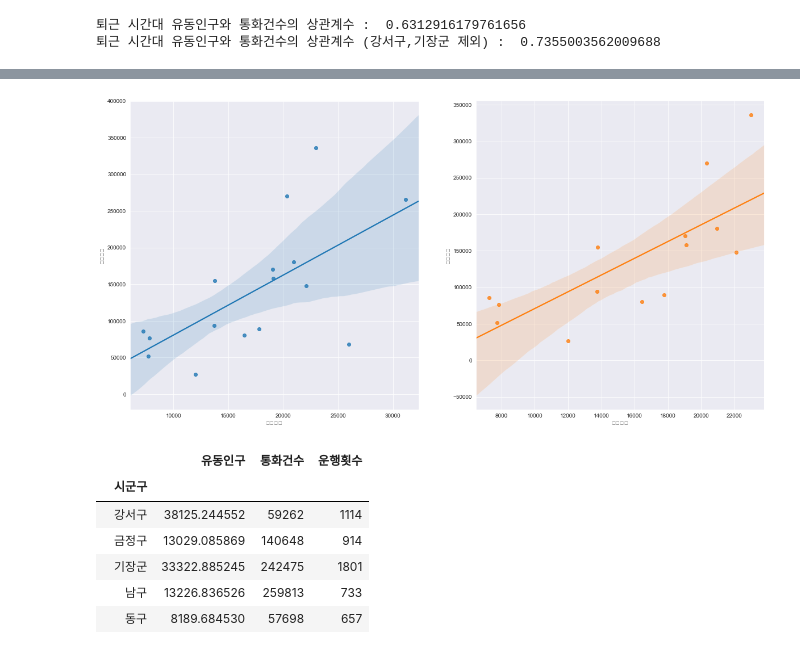
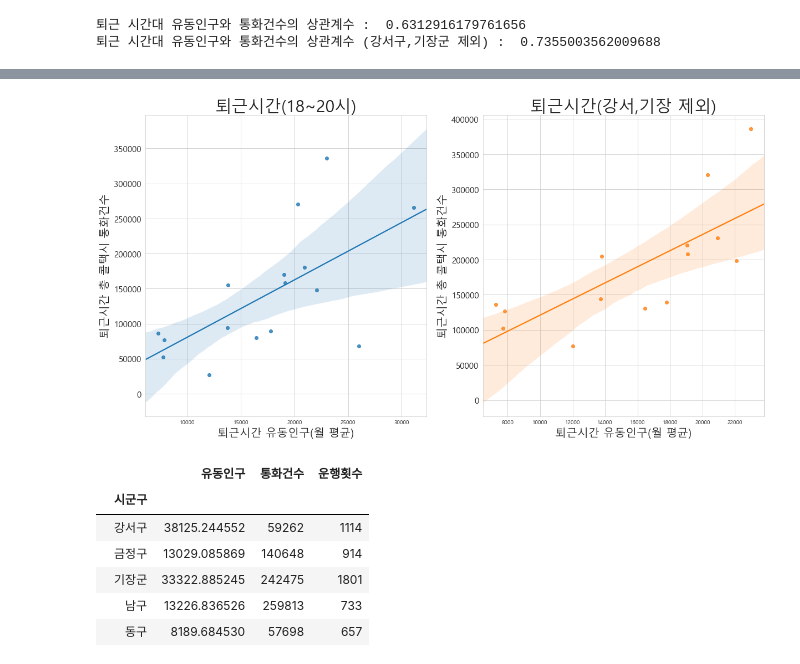
Before and after one commit to kim-juwan/bts, a Jupyter notebook: Untitled2.ipynb, the cells around one changed output, grey strips where cells are left out. Saved outputs shown, nothing was run; the diff lists cells and outputs as text; code cells hidden in the pictures.

```diff
--- a/Untitled2.ipynb
+++ b/Untitled2.ipynb
@@ -233,0 +237,22 @@ plt.show()
+# %%
+import seaborn as sns
+fm.get_fontconfig_fonts()
+font_location ='C:/Windows/Fonts/malgun.ttf'
+font_name = fm.FontProperties(fname=font_location).get_name()
+# sns.set_style('whitegrid')
+fig = plt.figure(figsize=(20,10))
+ax1 = plt.subplot(1,2,1)
+ax2 = plt.subplot(1,2,2)
+
+plt.rc('font', family=font_name)
+sns.regplot(x='유동인구',y='통화건수',data=morning_total,ax=ax1)
+ax1.set_yticklabels([-1,0,100000,200000,300000,400000,500000,600000,700000,800000],fontsize=15)
+ax1.set_xlabel('출근시간 유동인구(월 평균)',fontsize=20)
+ax1.set_ylabel('출근시간 총 콜택시 통화건수',fontsize=20)
+ax1.set_title('출근시간(6~9시)',fontsize=30)
+sns.regplot(x='유동인구',y='통화건수',data=morning_total_1,ax=ax2)
+ax2.set_xlabel('출근시간 유동인구(월 평균)',fontsize=20)
+ax2.set_ylabel('출근시간 총 콜택시 통화건수',fontsize=20)
+ax2.set_title('출근시간(강서,기장 제외)',fontsize=30)
+ax2.set_yticklabels([-1,0,100000,200000,300000,400000,500000,600000],fontsize=15)
+plt.savefig('./출근시간 유동인구 선형회귀선.jpeg',dpi=100)
@@ -234,23 +261,30 @@ plt.show()
 # %%
 import seaborn as sns
-sns.set_style('darkgrid')
+# sns.set_style('darkgrid')
 fig = plt.figure(figsize=(20,10))
-ax1 = fig.add_subplot(1,2,1)
-ax2 = fig.add_subplot(1,2,2)
+ax1 = plt.subplot(1,2,1)
+ax2 = plt.subplot(1,2,2)
 
 sns.regplot(x='유동인구',
            y='통화건수',
            data=night_total,
            ax=ax1)
-
+ax1.set_yticklabels([-1,0,50000,100000,150000,200000,250000,300000,350000,400000],fontsize=15)
+ax1.set_xlabel('퇴근시간 유동인구(월 평균)',fontsize=20)
+ax1.set_ylabel('퇴근시간 총 콜택시 통화건수',fontsize=20)
+ax1.set_title('퇴근시간(18~20시)',fontsize=30)
 
 sns.regplot(x='유동인구',
            y='통화건수',
            data=night_total_1,
            ax=ax2)
-plt.show()
+ax2.set_xlabel('퇴근시간 유동인구(월 평균)',fontsize=20)
+ax2.set_ylabel('퇴근시간 총 콜택시 통화건수',fontsize=20)
+ax2.set_title('퇴근시간(강서,기장 제외)',fontsize=30)
+ax2.set_yticklabels([-1,0,50000,100000,150000,200000,250000,300000,350000,400000],fontsize=15)
+plt.savefig('./퇴근시간 유동인구 선형회귀선.jpeg',dpi=100)
 # %% [output]
-[figure, old version]
+[figure, new version]
 # %%
 df_bus_1 = df_bus['운행횟수']
 df_bus_1
```
Also changed, not shown: parts of 7 cells of this notebook, 11 other files.
